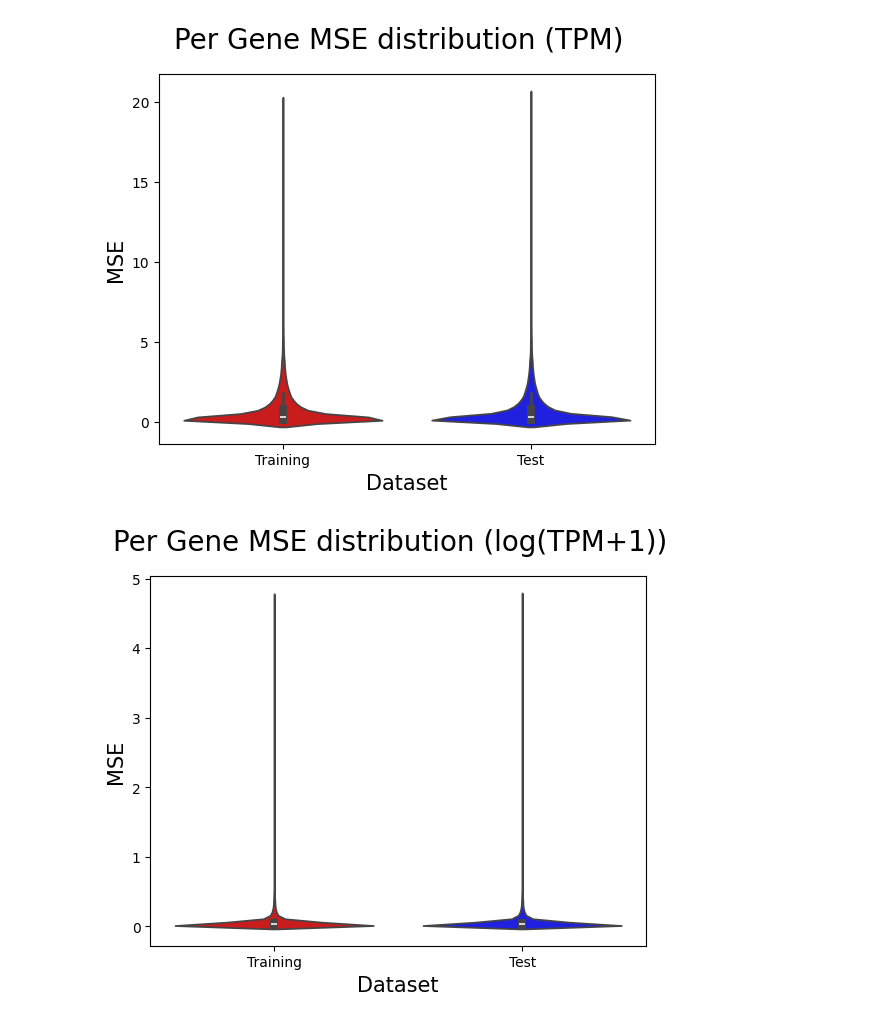
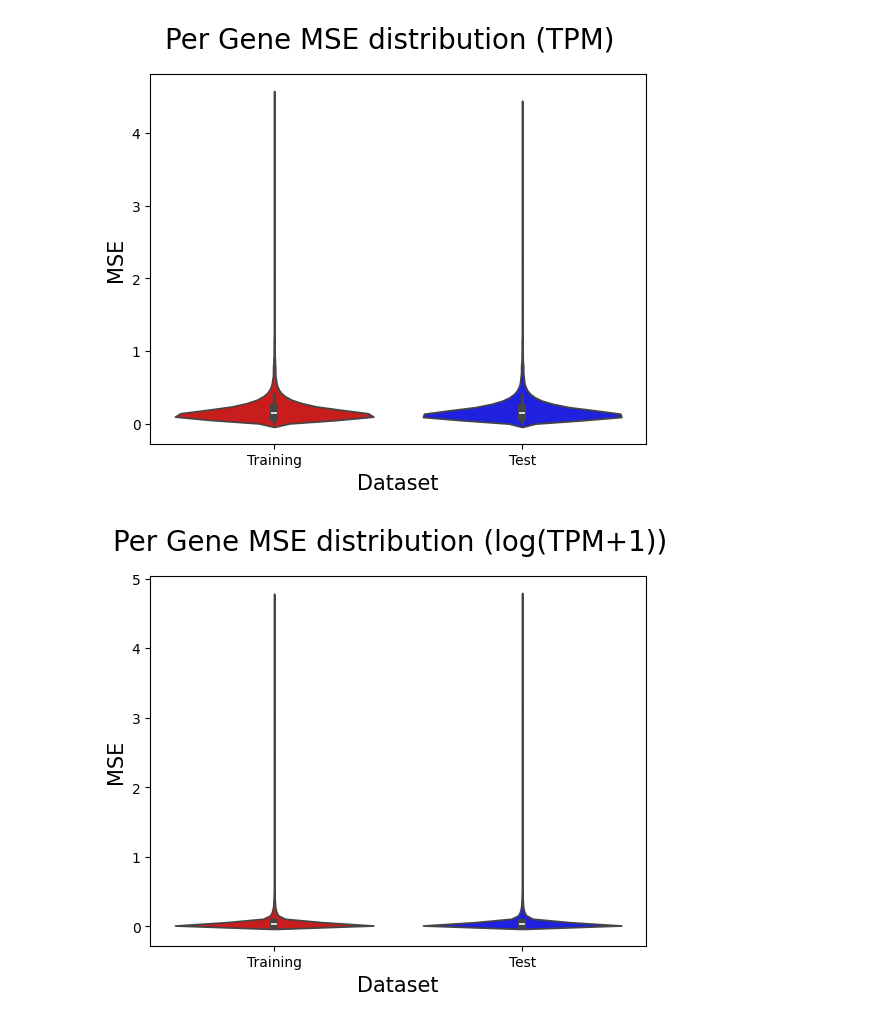
Before and after one commit to Alexander-Broadley/Zhang_lab_rotation, a Jupyter notebook: MML_model/MML_results_plots.ipynb, the cells around one changed output. Saved outputs shown, nothing was run; the diff lists cells and outputs as text; code cells hidden in the pictures.

```diff
--- a/MML_model/MML_results_plots.ipynb
+++ b/MML_model/MML_results_plots.ipynb
@@ -23,3 +7,3 @@ KeyboardInterrupt:
 # %%
 logTPM_res = pd.read_csv(f'/home/alexanderb/Zhang_lab/MML_model/data/MSE_results_logTPM.csv', index_col = 0)
-TPM_res = pd.read_csv(f'{DATA_ROOT}/MSE_results_TPM.csv', index_col = 0)
+TPM_res = pd.read_csv(f'{DATA_ROOT}/MSE_results_TPM.csv', index_col = 0, header = 0)
@@ -42,3 +15,5 @@ pd.melt(logTPM_res)
+# %%
+TPM_res = TPM_res.iloc[1:, :]
 # %%
 log_to_plot = pd.melt(logTPM_res)
 TPM_to_plot = pd.melt(TPM_res)
@@ -50,7 +20,6 @@ sns.violinplot(data = log_to_plot, x = 'variable', y="value", hue = 'variable',
 # %%
 #create function make train test MSE violin plot
-
-def loss_violin_plot(df, palette, title):
+def loss_violin_plot(df, palette, title, figtitle):
     fig, ax = plt.subplots()
     ax = sns.violinplot(data = df, x = 'variable', y="value", hue = 'variable', palette=palette)
     ax.set_ylabel('MSE', fontsize = 15)
@@ -60,13 +29,4 @@ def loss_violin_plot(df, palette, title):
     labels[0], labels[1] = ['Training', 'Test']
     ax.set_xticklabels(['Training', 'Test'], fontsize = 10)
     fig.suptitle(title, fontsize = 20)
-
-fig, ax = plt.subplots()
-ax = sns.violinplot(data = TPM_to_plot, x = 'variable', y="value", hue = 'variable', palette=['#e60000', '#0000ff'])
-ax.set_ylabel('MSE', fontsize = 15)
-ax.set_xlabel('Dataset', fontsize = 15)
-fig.canvas.draw()
-labels = [item.get_text() for item in ax.get_xticklabels()]
-labels[0], labels[1] = ['Training', 'Test']
-ax.set_xticklabels(['Training', 'Test'], fontsize = 10)
-fig.suptitle('Per Gene MSE distribution (TPM)', fontsize = 20)
+    plt.savefig(figtitle, dpi = 300)
@@ -76,7 +33,7 @@ Text(0.5, 0.98, 'Per Gene MSE distribution (TPM)')
 # %%
-loss_violin_plot(TPM_to_plot, palette=['#e60000', '#0000ff'], title ='Per Gene MSE distribution (TPM)')
+loss_violin_plot(TPM_to_plot, palette=['#e60000', '#0000ff'], title ='Per Gene MSE distribution (TPM)', figtitle= 'figures/TPM_train_test')
 # %% [output]
-[figure, old version]
+[figure, new version]
 # %%
 loss_violin_plot(log_to_plot, palette=['#e60000', '#0000ff'], title ='Per Gene MSE distribution (log(TPM+1))')
 # %% [output]
```
Also changed, not shown: parts of 5 cells of this notebook, 2 other files.
